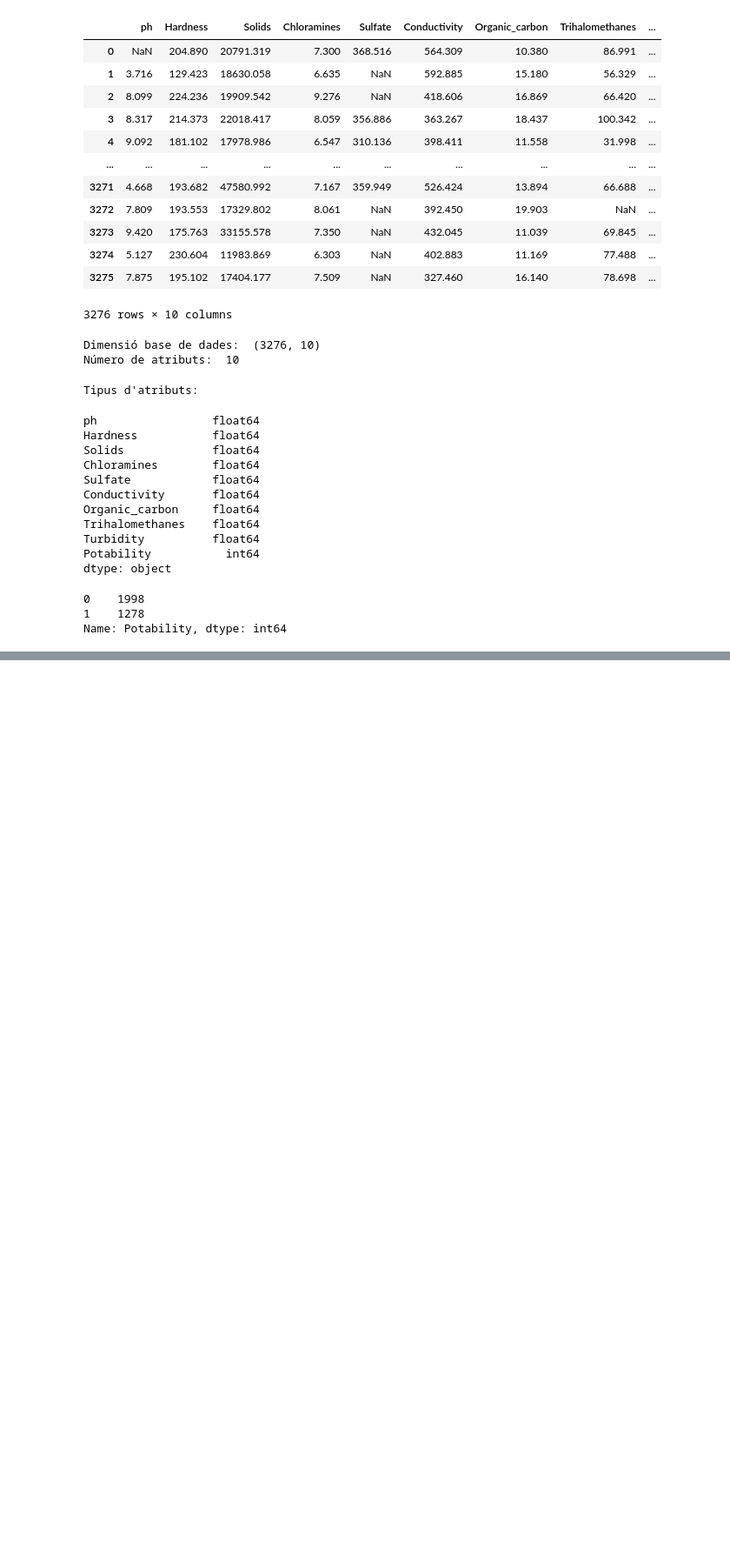
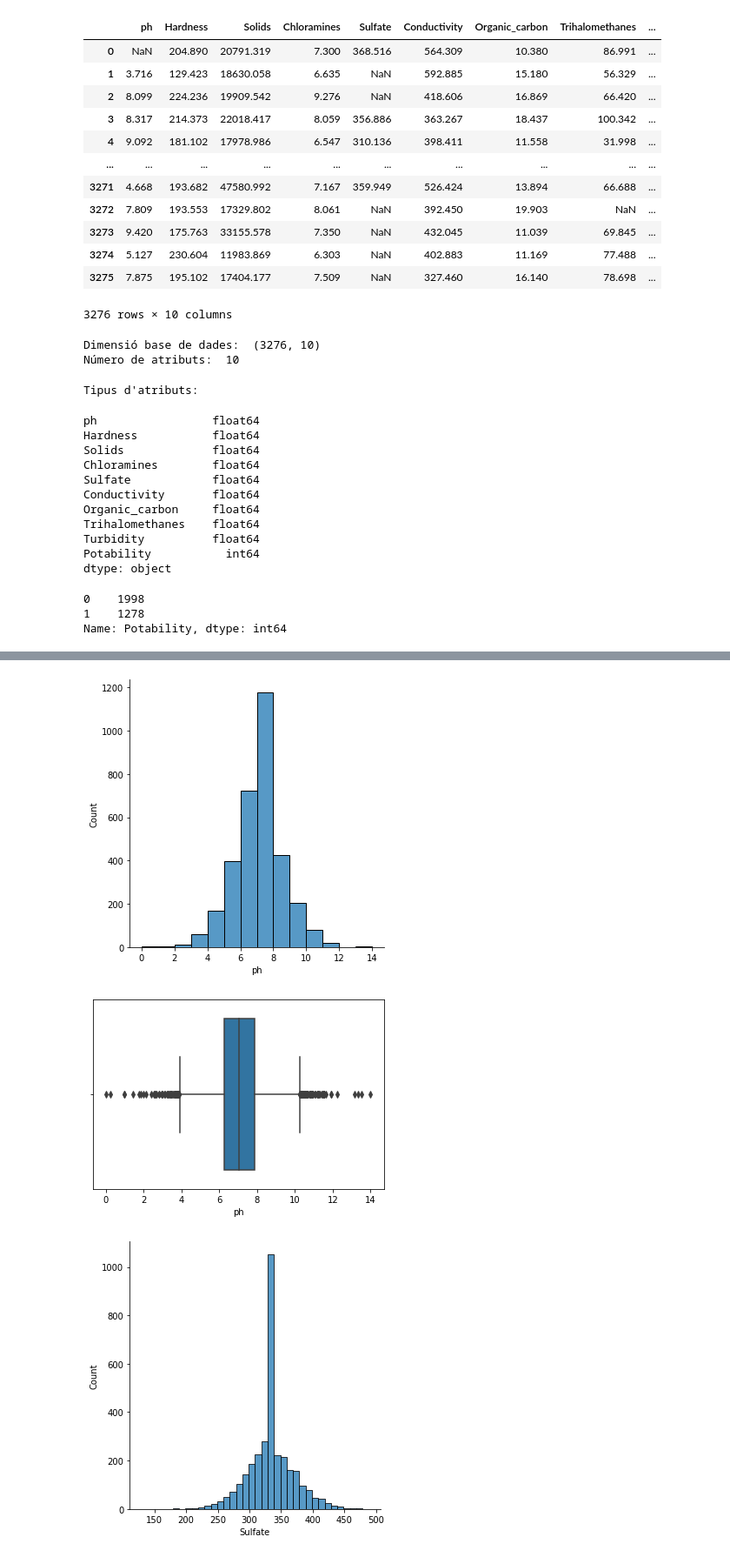
Before and after one commit to snavarrete7/APC-P2, a Jupyter notebook: codi-P2.ipynb, the cells around one changed output, grey strips where cells are left out. Shown at 87% size. Saved outputs shown, nothing was run; the diff lists cells and outputs as text; code cells hidden in the pictures; blank space fills up the shorter version.

```diff
--- a/codi-P2.ipynb
+++ b/codi-P2.ipynb
@@ -93,0 +114,4 @@ plt.show()
+# %%
+dataset['ph'].fillna(value=dataset['ph'].median(),inplace=True)
+dataset['Sulfate'].fillna(value=dataset['Sulfate'].median(),inplace=True)
+dataset['Trihalomethanes'].fillna(value=dataset['Trihalomethanes'].median(),inplace=True)
@@ -93,0 +139,17 @@ plt.show()
+# %%
+#outlier removal
+sns.displot(dataset['ph'], binwidth=1, multiple="stack")
+plt.show()
+
+sns.boxplot(dataset['ph'])
+plt.show()
+
+sns.displot(dataset['Sulfate'], binwidth=10, multiple="stack")
+plt.show()
+
+sns.boxplot(dataset['Sulfate'])
+plt.show()
+# %% [output]
+[figure, added]
+[figure, added]
+[figure, added]
```
Also changed, not shown: parts of 9 cells of this notebook, 1 other file.
